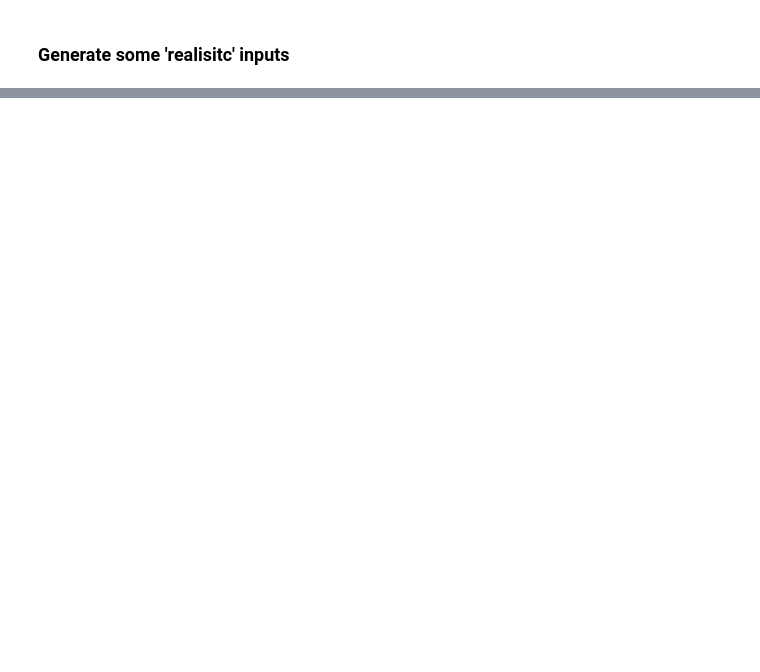
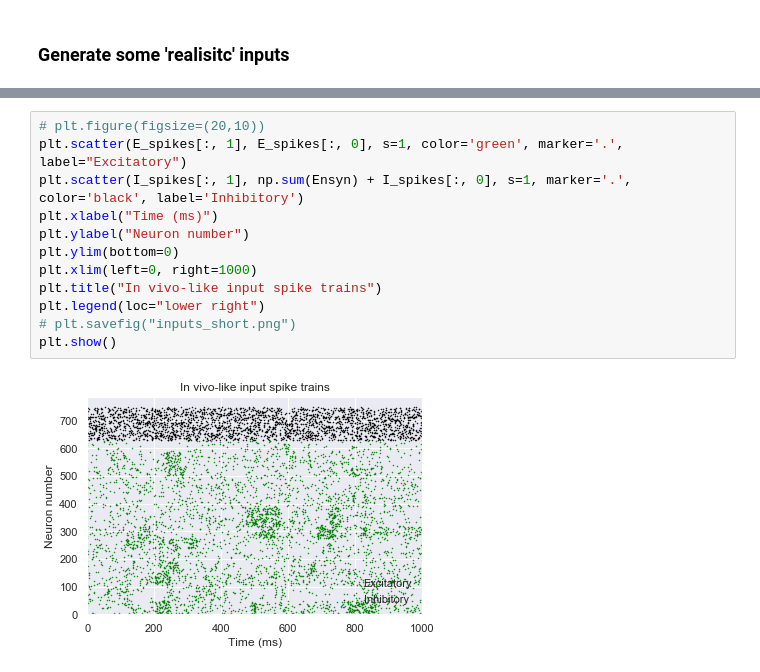
Before and after one commit to eap40/iib-neuro-proj, a Jupyter notebook: iib-testing.ipynb, the cells around one changed output, grey strips where cells are left out. Saved outputs shown, nothing was run; the diff lists cells and outputs as text; blank space fills up the shorter version.

```diff
--- a/iib-testing.ipynb
+++ b/iib-testing.ipynb
@@ -50,3 +58,17 @@ Excitatory spikes shape: (184093, 2) Inhibitory spikes shape: (544858, 2)
+# %%
+# plt.figure(figsize=(20,10))
+plt.scatter(E_spikes[:, 1], E_spikes[:, 0], s=1, color='green', marker='.', label="Excitatory")
+plt.scatter(I_spikes[:, 1], np.sum(Ensyn) + I_spikes[:, 0], s=1, marker='.', color='black', label='Inhibitory')
+plt.xlabel("Time (ms)")
+plt.ylabel("Neuron number")
+plt.ylim(bottom=0)
+plt.xlim(left=0, right=1000)
+plt.title("In vivo-like input spike trains")
+plt.legend(loc="lower right")
+# plt.savefig("inputs_short.png")
+plt.show()
+# %% [output]
+[figure, added]
 # %%
 N = 100 # number of time bins
 samp = binary_input(1, N, kind='rand')
```
Also changed, not shown: parts of 20 cells of this notebook.
